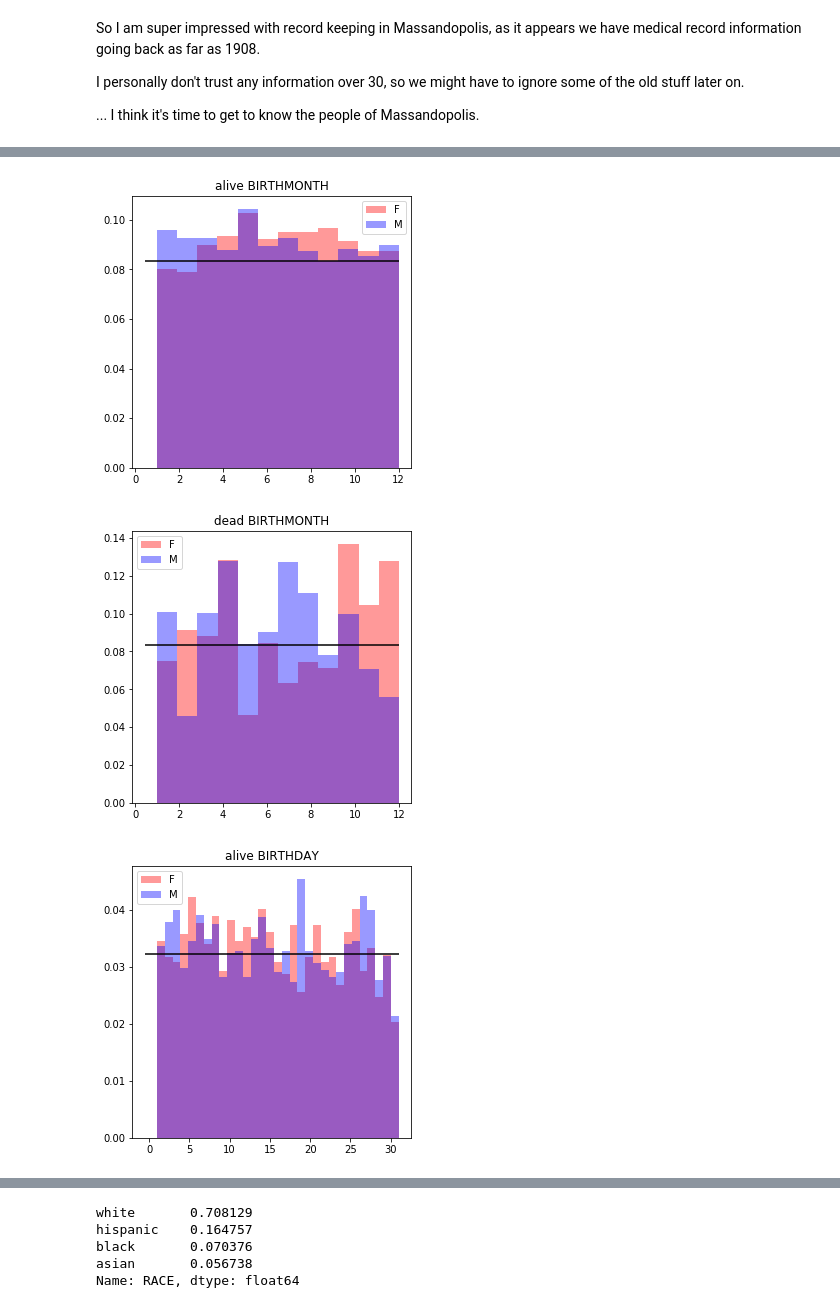
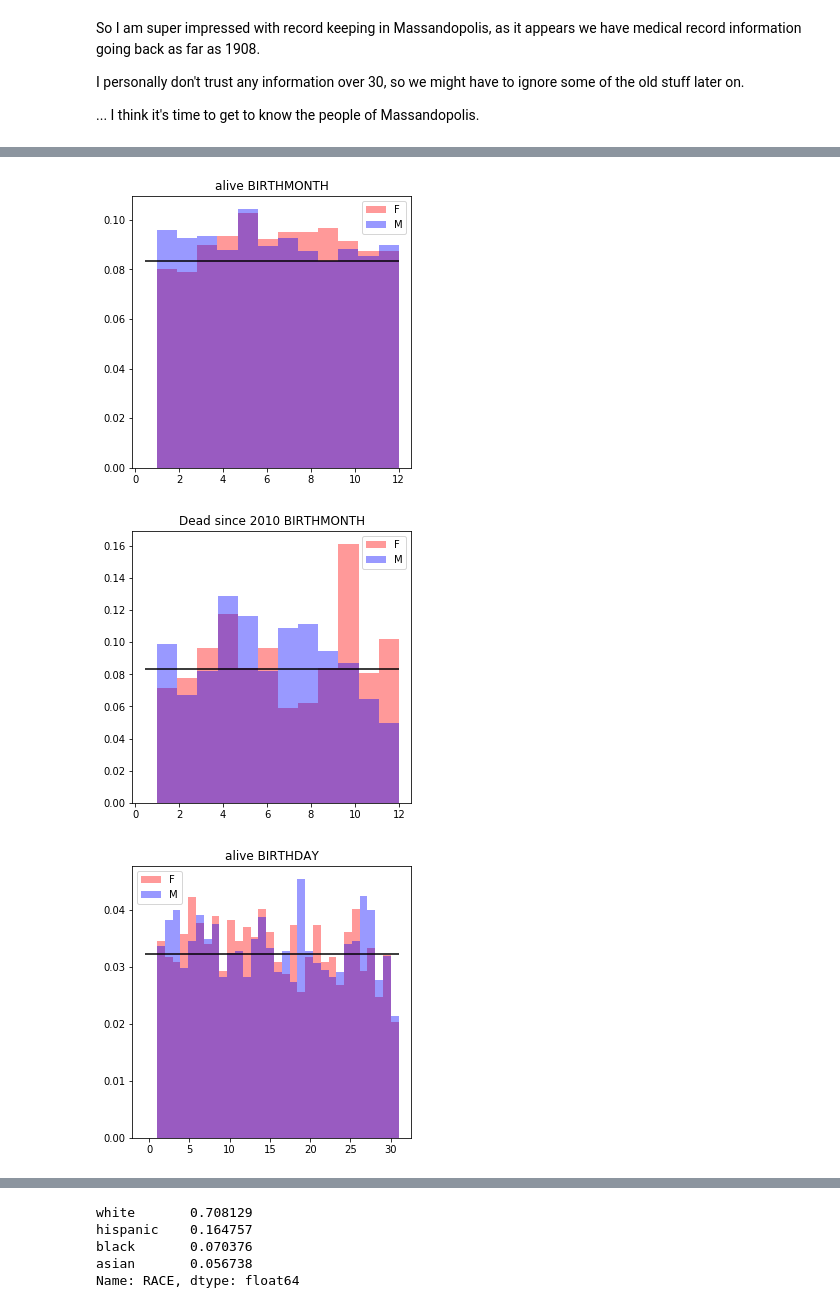
Before and after one commit to mtrotter/massandopolis, a Jupyter notebook: quest_for_wrongness.ipynb, the cells around one changed output, grey strips where cells are left out. Cells and saved outputs as stored; diff of their text form; code cells hidden in the pictures.

```diff
--- a/quest_for_wrongness.ipynb
+++ b/quest_for_wrongness.ipynb
@@ -158,0 +190,9 @@ See the caveats in the documentation: http://pandas.pydata.org/pandas-docs/stabl
+# %%
+alive = pats[pats['DEATHYEAR'].fillna(2050)> 2019]
+alive.name = 'alive'
+dead = pats[pats['DEATHYEAR'].fillna(2050)<=2019]
+dead.name = 'dead'
+
+## NOTE: Someone had a magical future deathdate of 2022, so just using a null Deathdate was a bad idea.
+## Thus my odd fillna solution.
+## Someone should really check on Mr Eddy Dach!
@@ -158,0 +293,2 @@ See the caveats in the documentation: http://pandas.pydata.org/pandas-docs/stabl
+# %%
+dead['AGE_BIN_AT_DEATH'] = pd.cut(dead['APPROX_AGE_AT_DEATH'], bins=[0,12,20,40,65,90,120], include_lowest=True, labels = ['kids','teens','adults','middle_age','senior','elder'])
@@ -159,6 +343,9 @@ See the caveats in the documentation: http://pandas.pydata.org/pandas-docs/stabl
+# %%
+recent_dead = dead[dead['DEATHYEAR']>2010]
+recent_dead.name = 'Dead since 2010'
 # %%
 for sub_tup in [('BIRTHYEAR',22),('BIRTHMONTH',12),('BIRTHDAY',31)]:
-    for status in [alive, dead]:
+    for status in [alive, recent_dead]:
         bins = 12
         f=plt.figure(figsize=(5,5))
         plt.hist(status[status['GENDER']=='F'][sub_tup[0]], bins = sub_tup[1], color = 'r', alpha = 0.4, label='F')
@@ -175,7 +362,7 @@ for sub_tup in [('BIRTHYEAR',22),('BIRTHMONTH',12),('BIRTHDAY',31)]:
 # %%
 ## OK so that's weird. Does it go away if I look at density instead of abs numbers?
 for sub_tup in [('BIRTHYEAR',22),('BIRTHMONTH',12),('BIRTHDAY',31)]:
-    for status in [alive, dead]:
+    for status in [alive, recent_dead]:
         f=plt.figure(figsize=(5,5))
         plt.hist(status[status['GENDER']=='F'][sub_tup[0]], bins = sub_tup[1], color = 'r', alpha = 0.4, label='F', density=True)
         plt.hist(status[status['GENDER']=='M'][sub_tup[0]], bins = sub_tup[1], color = 'b', alpha = 0.4, label='M', density= True)
@@ -191,3 +378,3 @@ for sub_tup in [('BIRTHYEAR',22),('BIRTHMONTH',12),('BIRTHDAY',31)]:
 [figure]
-[figure, old version]
+[figure, new version]
 [figure]
```
Also changed, not shown: parts of 123 cells of this notebook.
